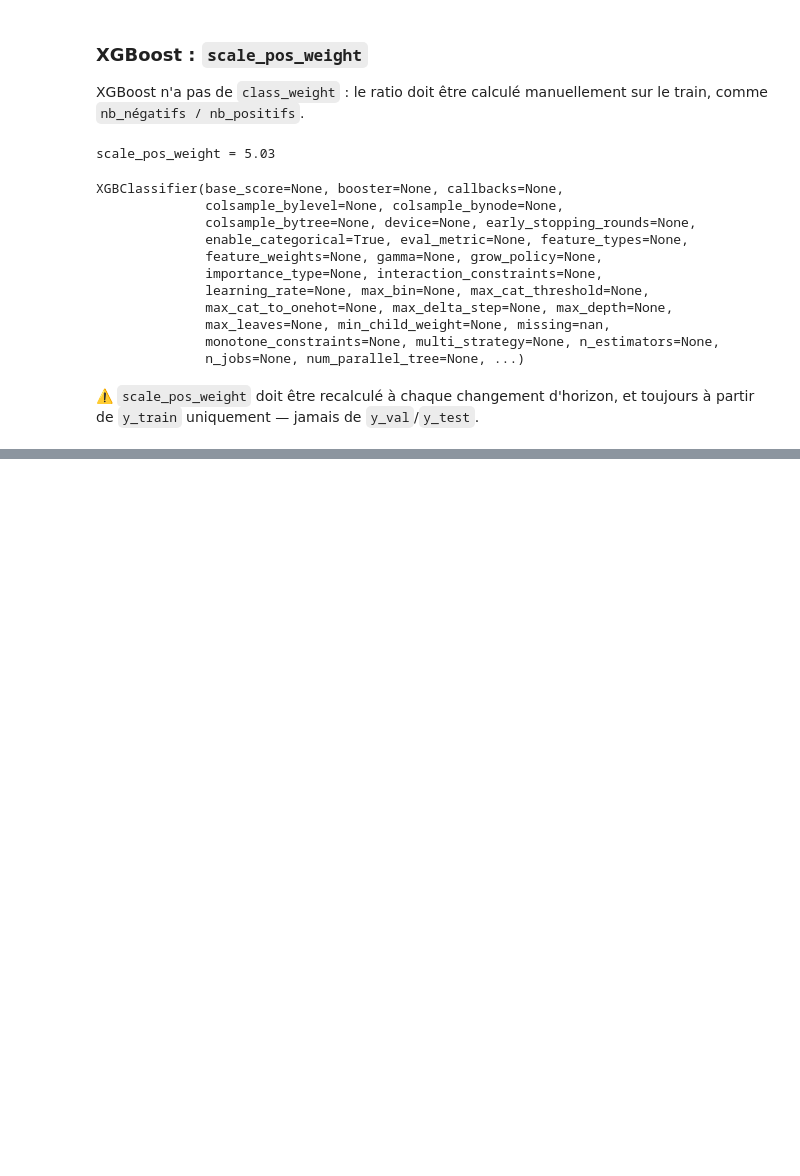
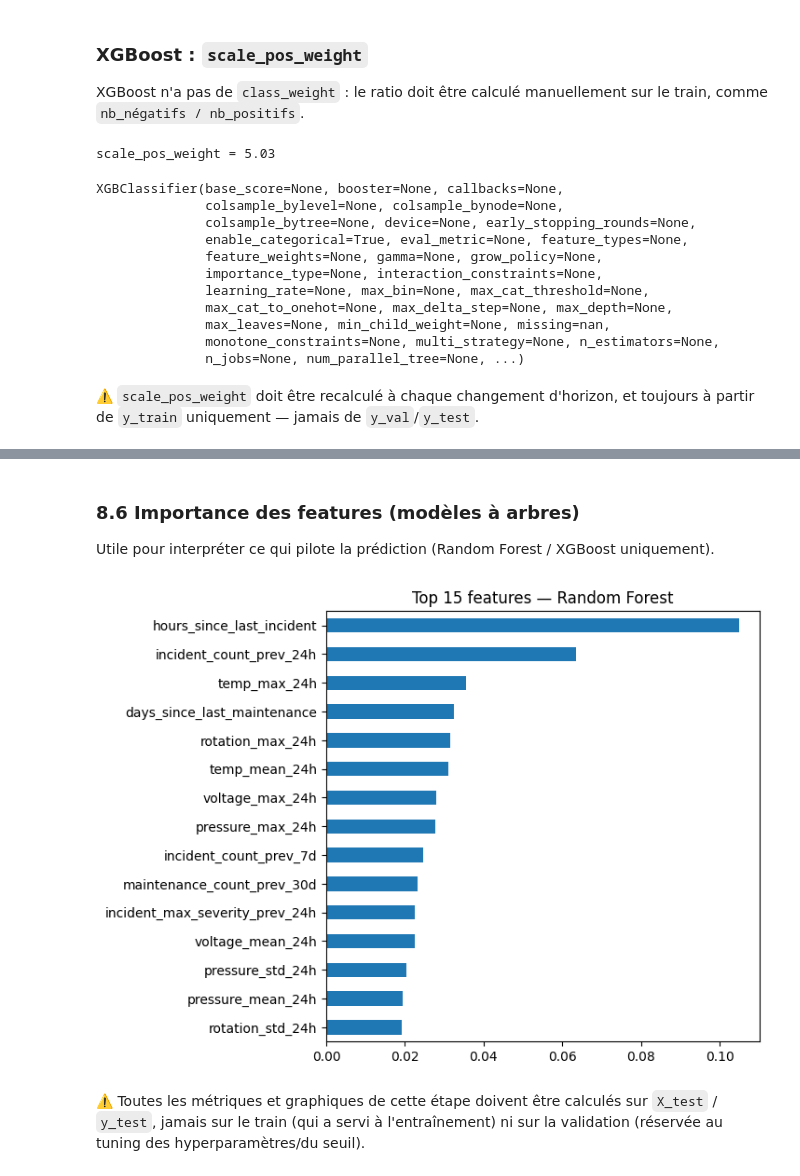
Before and after one commit to air-jaja/training-4-aelion, a Jupyter notebook: prepare_features_ml.ipynb, the cells around one changed output, grey strips where cells are left out. Cells and saved outputs as stored; diff of their text form; code cells hidden in the pictures; blank space fills up the shorter version.

Commit message:
code généré avec Claude.AI ...
# à revoir pour comprendre la methode

```diff
--- a/prepare_features_ml.ipynb
+++ b/prepare_features_ml.ipynb
@@ -275,0 +396,13 @@ XGBClassifier(base_score=None, booster=None, callbacks=None,
+# %% [markdown]
+### 8.6 Importance des features (modèles à arbres)
+
+Utile pour interpréter ce qui pilote la prédiction (Random Forest / XGBoost uniquement).
+# %%
+importances = pd.Series(rf.feature_importances_, index=feature_cols).sort_values(ascending=False)
+importances.head(15).plot.barh(figsize=(6, 6), title="Top 15 features — Random Forest")
+plt.gca().invert_yaxis()
+plt.show()
+# %% [output]
+[figure, added]
+# %% [markdown]
+⚠️ Toutes les métriques et graphiques de cette étape doivent être calculés sur `X_test` / `y_test`, jamais sur le train (qui a servi à l'entraînement) ni sur la validation (réservée au tuning des hyperparamètres/du seuil).
```
Also changed, not shown: parts of 46 cells of this notebook, 10 other files.
